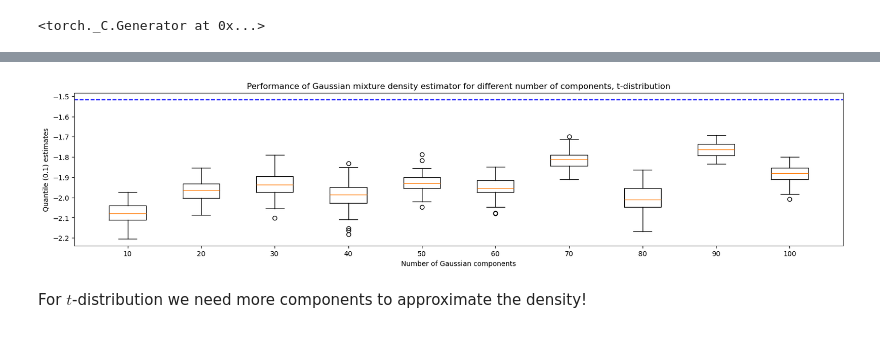
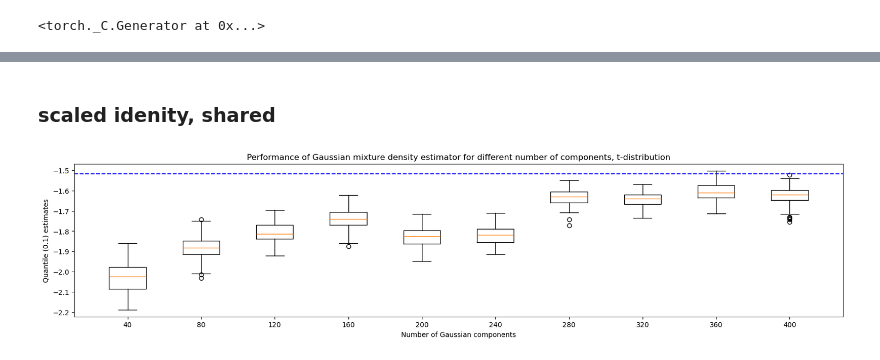
Before and after one commit to huimin-hu-stat/MAR, a Jupyter notebook: Gaussian_mixture_density_estimator.ipynb, the cells around one changed output, grey strips where cells are left out. Saved outputs shown, nothing was run; the diff lists cells and outputs as text; code cells hidden in the pictures.

Commit message:
added other covariance structures

```diff
--- a/Gaussian_mixture_density_estimator.ipynb
+++ b/Gaussian_mixture_density_estimator.ipynb
@@ -433,15 +491,22 @@ def observed_loglik(X, M, mu, sigma, pi, eps=1e-12):
 
     return torch.logsumexp(log_mix, dim=0).sum()
 
-def aic_bic_gmm_missing(X, M, mu, sigma, pi):
+def aic_bic_gmm_missing(X, M, mu, sigma, pi, cov_type):
     K, d = mu.shape
     N = len(X)
 
     loglik = observed_loglik(X, M, mu, sigma, pi)
 
-    p = (2*d + 1)*K - 1
+    if cov_type == 'diag':
+        p = (2*d + 1)*K - 1
+    elif cov_type == 'id':
+        p = (d + 2)*K - 1
+    elif cov_type == 'uni_diag':
+        p = (d + 1)*K - 1 + d
+    elif cov_type == 'uni_id':
+        p = (d + 1)*K
 
-    return -2 * loglik.item() + 2 * p, -2 * loglik.item() + p * np.log(N) # AIC, BIC
+    return loglik.item(), -2 * loglik.item() + 2 * p, -2 * loglik.item() + p * np.log(N) # AIC, BIC
 # %% [markdown]
 # Evaluation by quantile 10% estimation
 # %%
@@ -521,17 +709,38 @@ for i in range(n1):
+# %% [markdown]
+### scaled idenity, shared
 # %%
+gmm_setting = {
+    ## Gaussian mixture params
+    "n_k": 10, #number of ks
+    "k_start": 0, # smallest k
+    "step_size": 40, # grid space
+    "cov_type": "uni_id", #diag, id or uni_diag, uni_id -- covaraince structure
+    "n_mc": 100, #for generating sampling distribution of the quantile estimates
+}
+
+kk = [x * gmm_setting['step_size'] + gmm_setting['k_start'] for x in range(1, gmm_setting['n_k']+1)]
+q_estimates_gmm = np.empty((gmm_setting['n_k'], gmm_setting['n_mc']))
+aic = np.empty(gmm_setting['n_k'])
+bic = np.empty(gmm_setting['n_k'])
+loglik = np.empty(gmm_setting['n_k'])
+for i in range(gmm_setting['n_k']):
+    data = results['data'][1]['X0']
+    M = results['data'][1]['M']
+    mu, sigma, pi = em_gmm_missing(data, M, kk[i], gmm_setting['cov_type'], iters=50, eps=1e-6)
+    q_estimates_gmm[i]= [np.quantile(sample_gmm(mu, sigma, pi, param_vals['n_new']), 0.1) for _ in range(gmm_setting['n_mc'])]
+    loglik[i], aic[i], bic[i] = aic_bic_gmm_missing(data, M, mu, sigma, pi, gmm_setting['cov_type'])
+
 # One boxplot for each row
 positions = np.array(kk)
 dist = param_vals['distr']
 
 plt.figure(figsize=(20, 4))
-plt.boxplot(q_estimates_gmm.T, positions=positions, widths=kk[0]/2)
+plt.boxplot(q_estimates_gmm.T, positions=positions, widths=20)
 plt.axhline(y=np.quantile(data, 0.1), color='blue', linestyle='--')
 plt.xlabel("Number of Gaussian components")
 plt.ylabel("Quantile (0.1) estimates")
 plt.xticks(positions, positions.astype(int))
 plt.title(f'Performance of Gaussian mixture density estimator for different number of components, {dist}-distribution')
 plt.show()
 # %% [output]
-[figure, old version]
+[figure, new version]
-# %% [markdown]
-For $t$-distribution we need more components to approximate the density!
```
Also changed, not shown: parts of 35 cells of this notebook.
